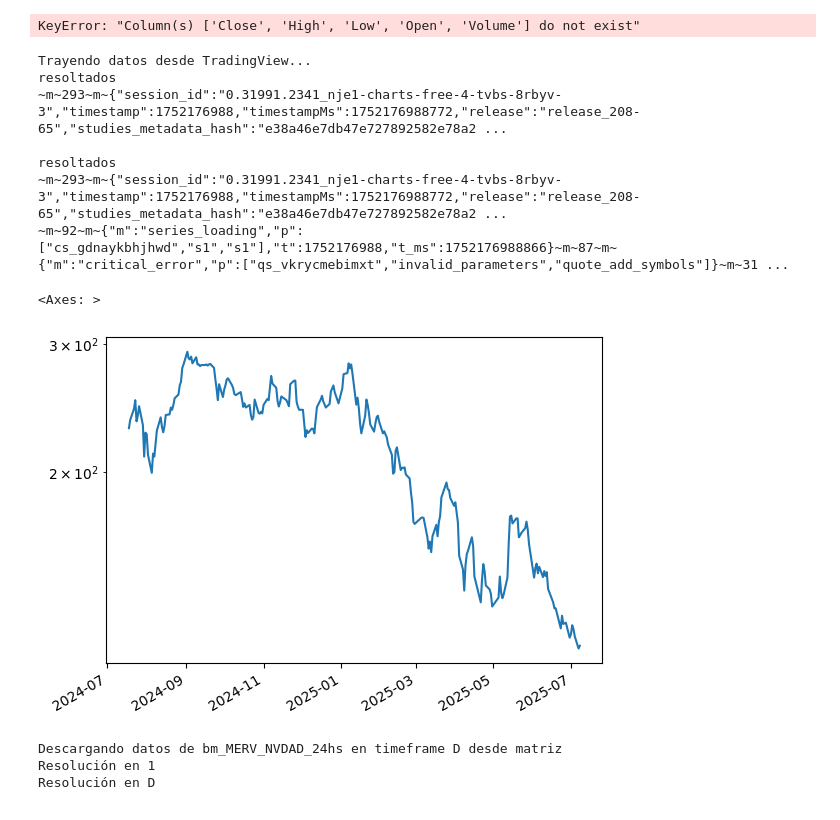
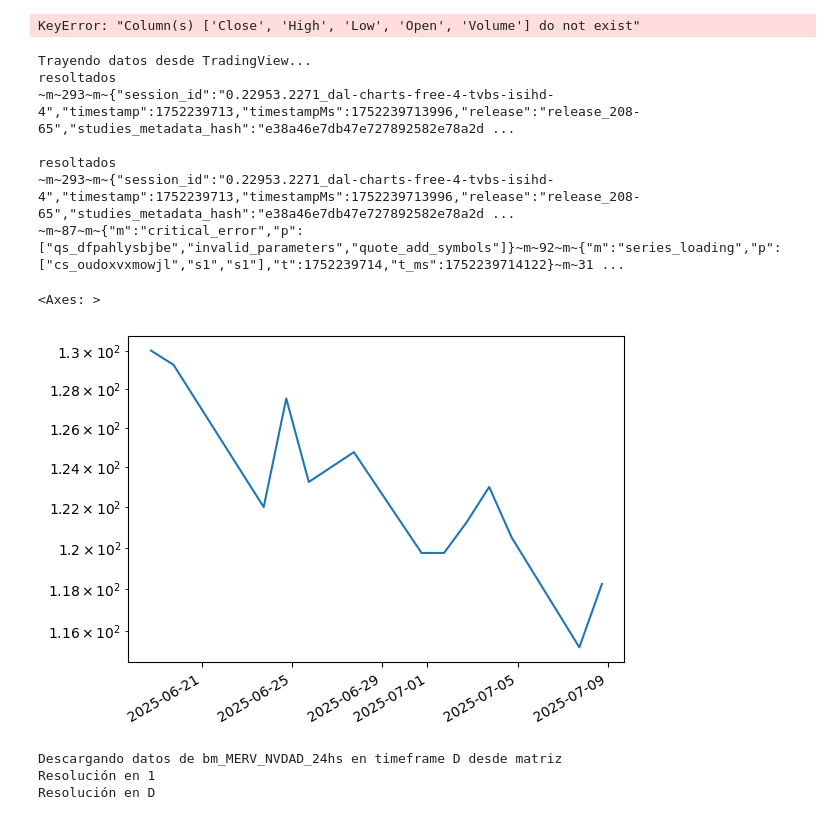
Before and after one commit to dmdiegoar/Quant-code-t0, a Jupyter notebook: Asset_data_download_TV,_Matriz,_YF.ipynb, the cells around one changed output. Cells and saved outputs as stored; diff of their text form; code cells hidden in the pictures.

```diff
--- a/Asset_data_download_TV,_Matriz,_YF.ipynb
+++ b/Asset_data_download_TV,_Matriz,_YF.ipynb
@@ -440,19 +441,19 @@ df = get_ticker_wrapper('NVDA') #Defaultea a yahoofinance
 [*********************100%***********************]  1 of 1 completed
 KeyError: "Column(s) ['Close', 'High', 'Low', 'Open', 'Volume'] do not exist"
 # %%
-df = get_ticker_wrapper('tv:COME') #Fuerza TradingView
+df = get_ticker_wrapper('tv:COME', timeframe='1') #Fuerza TradingView
 print(df)
 df[-240:-1].Close.plot(logy=True)
 # %% [output]
 Trayendo datos desde TradingView...
 resoltados
-~m~293~m~{"session_id":"0.31991.2341_nje1-charts-free-4-tvbs-8rbyv-3","timestamp":1752176988,"timestampMs":1752176988772,"release":"release_208-65","studies_metadata_hash":"e38a46e7db47e727892582e78a2 ...
+~m~293~m~{"session_id":"0.22953.2271_dal-charts-free-4-tvbs-isihd-4","timestamp":1752239713,"timestampMs":1752239713996,"release":"release_208-65","studies_metadata_hash":"e38a46e7db47e727892582e78a2d ...
 
 resoltados
-~m~293~m~{"session_id":"0.31991.2341_nje1-charts-free-4-tvbs-8rbyv-3","timestamp":1752176988,"timestampMs":1752176988772,"release":"release_208-65","studies_metadata_hash":"e38a46e7db47e727892582e78a2 ...
-~m~92~m~{"m":"series_loading","p":["cs_gdnaykbhjhwd","s1","s1"],"t":1752176988,"t_ms":1752176988866}~m~87~m~{"m":"critical_error","p":["qs_vkrycmebimxt","invalid_parameters","quote_add_symbols"]}~m~31 ...
+~m~293~m~{"session_id":"0.22953.2271_dal-charts-free-4-tvbs-isihd-4","timestamp":1752239713,"timestampMs":1752239713996,"release":"release_208-65","studies_metadata_hash":"e38a46e7db47e727892582e78a2d ...
+~m~87~m~{"m":"critical_error","p":["qs_dfpahlysbjbe","invalid_parameters","quote_add_symbols"]}~m~92~m~{"m":"series_loading","p":["cs_oudoxvxmowjl","s1","s1"],"t":1752239714,"t_ms":1752239714122}~m~31 ...
 <Axes: >
-[figure, old version]
+[figure, new version]
 # %%
 df = get_ticker_wrapper('bm_MERV_NVDAD_24hs') #Fuerza matriz
 df[-240:-1].Close.plot(logy=True)
```
Also changed, not shown: parts of 1 cell of this notebook.
